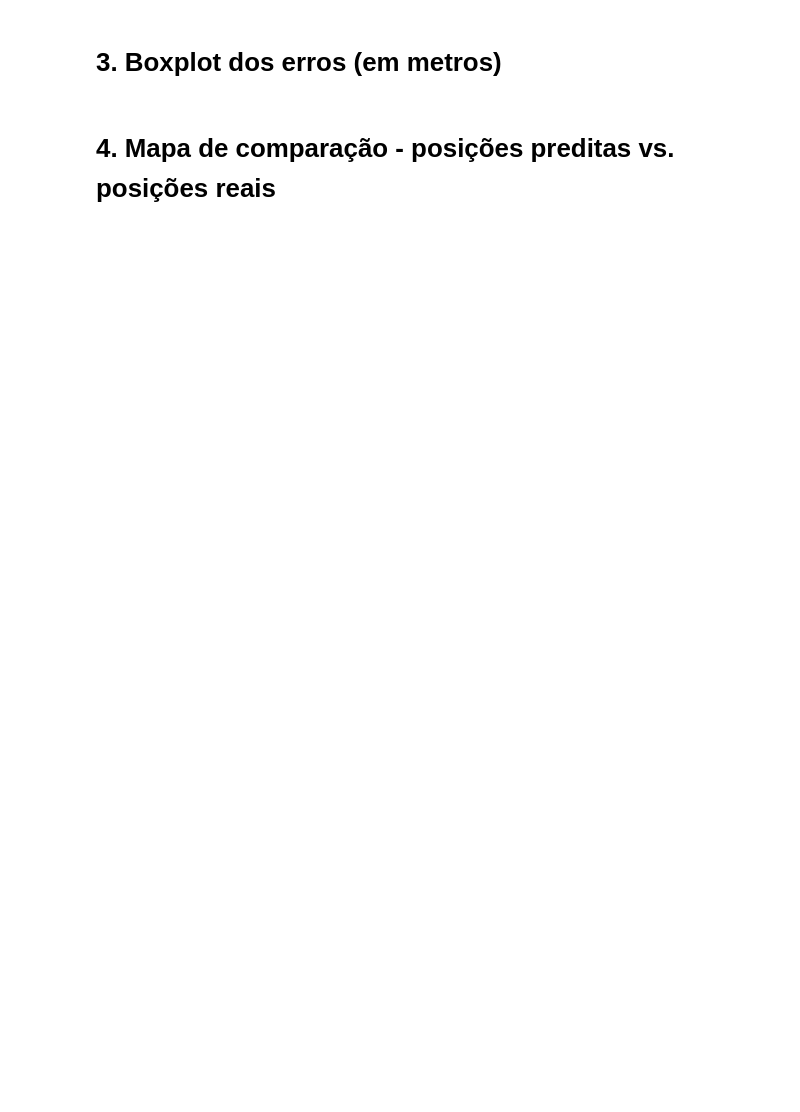
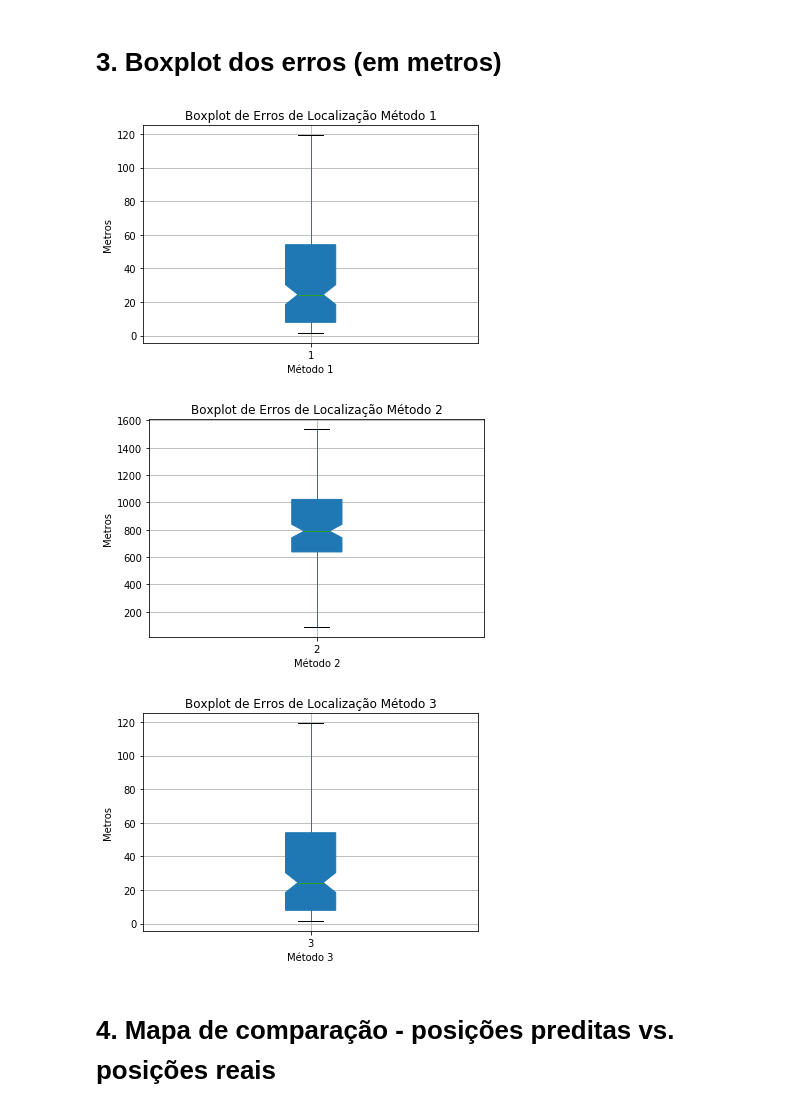
Before and after one commit to mbs8/CMoveis, a Jupyter notebook: results.ipynb, the cells around one changed output. Drawn from its saved outputs; the diff is of its cells as text; code cells hidden in the pictures; blank space fills up the shorter version.

```diff
--- a/results.ipynb
+++ b/results.ipynb
@@ -31,4 +47,15 @@ round(data.describe(), 4)
 # %% [markdown]
 # 3. Boxplot dos erros (em metros)
+# %%
+for i in [1,2,3]:
+    boxplotErrorLocationM1 = errorLocation.boxplot(column=[str(i)], showfliers = False, notch = True, patch_artist = True)
+    plt.title("Boxplot de Erros de Localização Método "+ str(i))
+    plt.xlabel('Método '+ str(i))
+    plt.ylabel('Metros')
+    plt.show()
+# %% [output]
+[figure, added]
+[figure, added]
+[figure, added]
 # %% [markdown]
 # 4. Mapa de comparação - posições preditas vs. posições reais
```
Also changed, not shown: parts of 5 cells of this notebook, 1 other file.
